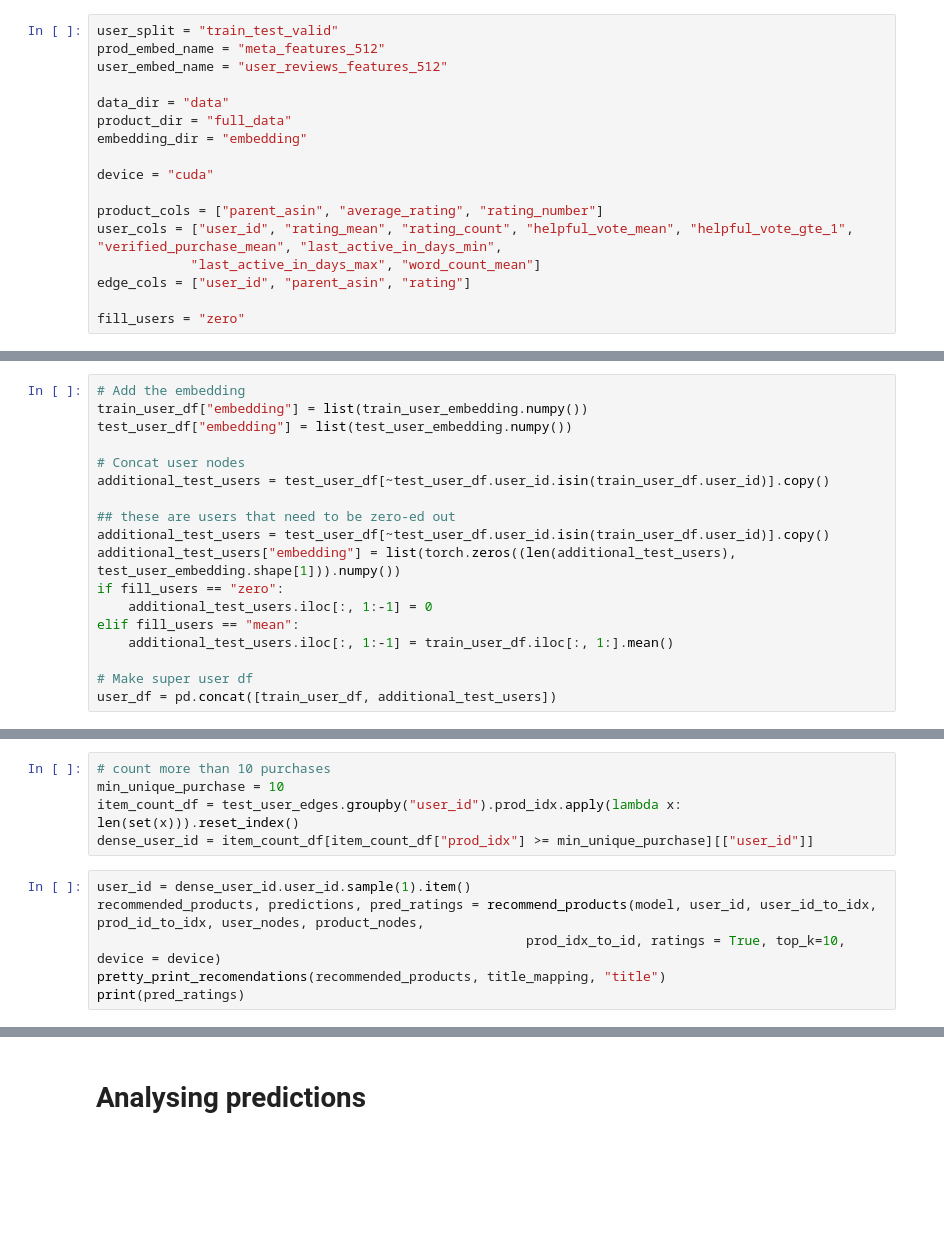
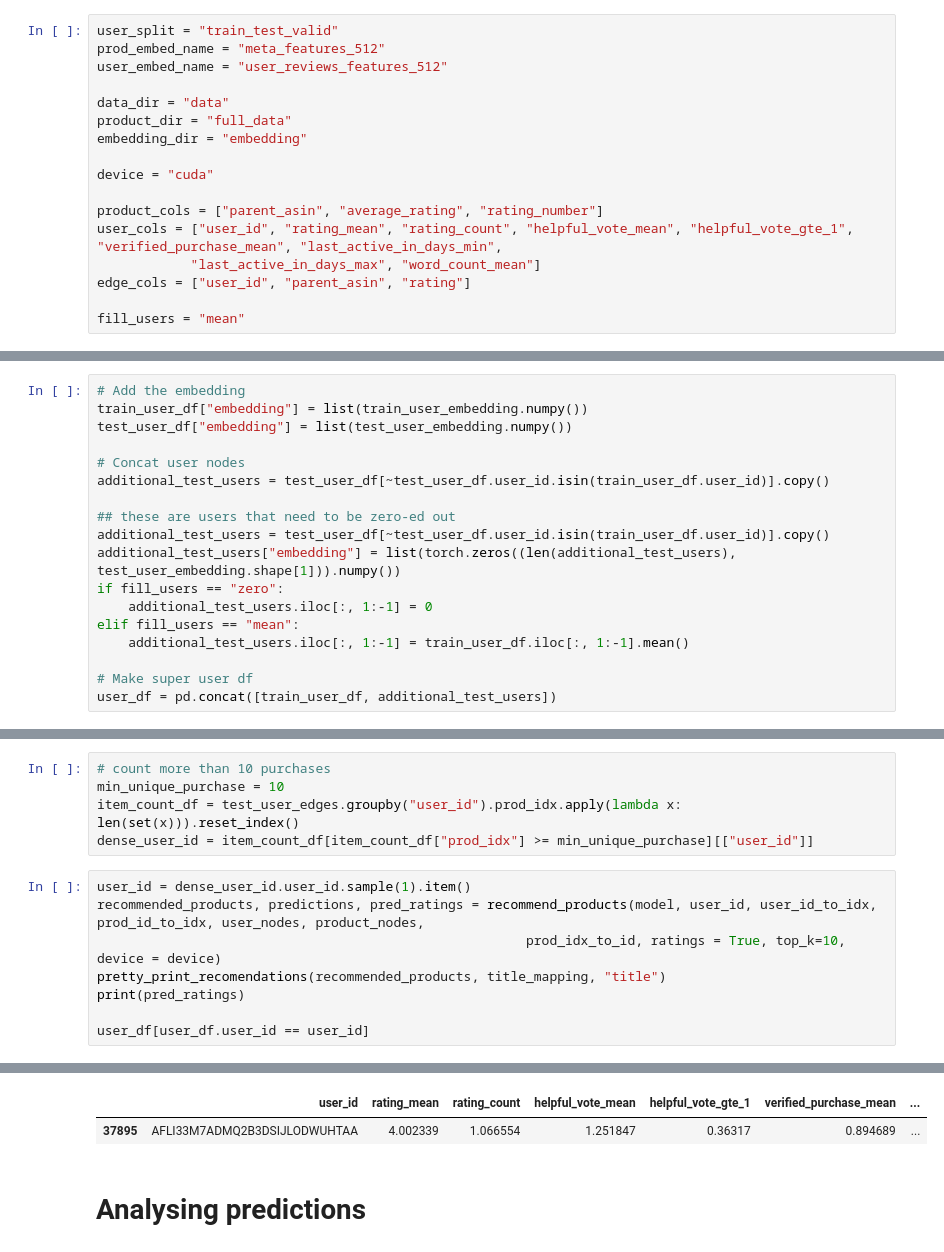
Before and after one commit to vjk9000/GNN_recommender_system, a Jupyter notebook: 03_04_complex_model_v2.ipynb, the cells around one changed output, grey strips where cells are left out. Saved outputs shown, nothing was run; the diff lists cells and outputs as text; blank space fills up the shorter version.

```diff
--- a/03_04_complex_model_v2.ipynb
+++ b/03_04_complex_model_v2.ipynb
@@ -38,7 +38,7 @@ user_cols = ["user_id", "rating_mean", "rating_count", "helpful_vote_mean", "hel
             "last_active_in_days_max", "word_count_mean"]
 edge_cols = ["user_id", "parent_asin", "rating"]
 
-fill_users = "zero"
+fill_users = "mean"
 # %% [markdown]
 # Load data
 # %%
@@ -75,7 +75,7 @@ additional_test_users["embedding"] = list(torch.zeros((len(additional_test_users
 if fill_users == "zero":
     additional_test_users.iloc[:, 1:-1] = 0
 elif fill_users == "mean":
-    additional_test_users.iloc[:, 1:-1] = train_user_df.iloc[:, 1:].mean()
+    additional_test_users.iloc[:, 1:-1] = train_user_df.iloc[:, 1:-1].mean()
 
 # Make super user df
 user_df = pd.concat([train_user_df, additional_test_users])
@@ -263,4 +263,6 @@ recommended_products, predictions, pred_ratings = recommend_products(model, user
                                                        prod_idx_to_id, ratings = True, top_k=10, device = device)
 pretty_print_recomendations(recommended_products, title_mapping, "title")
 print(pred_ratings)
+
+user_df[user_df.user_id == user_id]
 # %% [output]
@@ -279,3 +281,5 @@ tensor([2.5226, 2.5024, 2.4957, 2.4956, 2.4899, 2.4895, 2.4750, 2.4650, 2.4607,
+|  | user_id | rating_mean | rating_count | helpful_vote_mean | helpful_vote_gte_1 | verified_purchase_mean | ... |
+| 37895 | AFLI33M7ADMQ2B3DSIJLODWUHTAA | 4.002339 | 1.066554 | 1.251847 | 0.36317 | 0.894689 | ... |
 # %% [markdown]
 # Analysing predictions
 # %%
```
Also changed, not shown: parts of 7 cells of this notebook, 4 other files.
